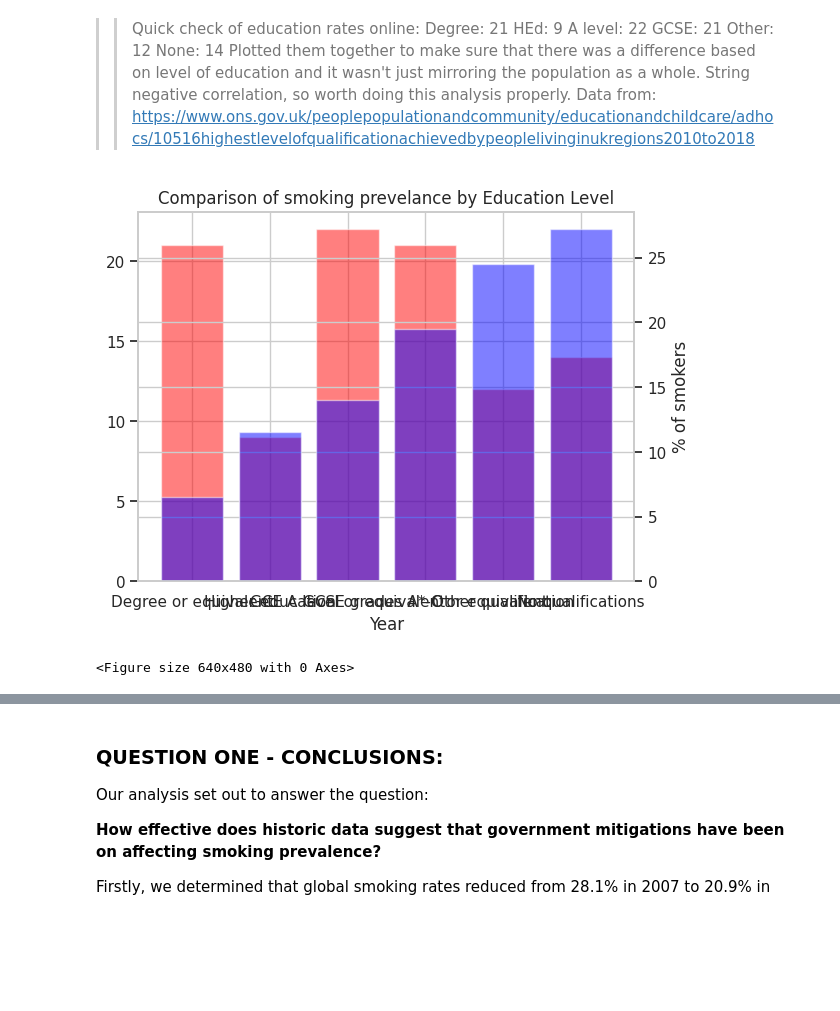
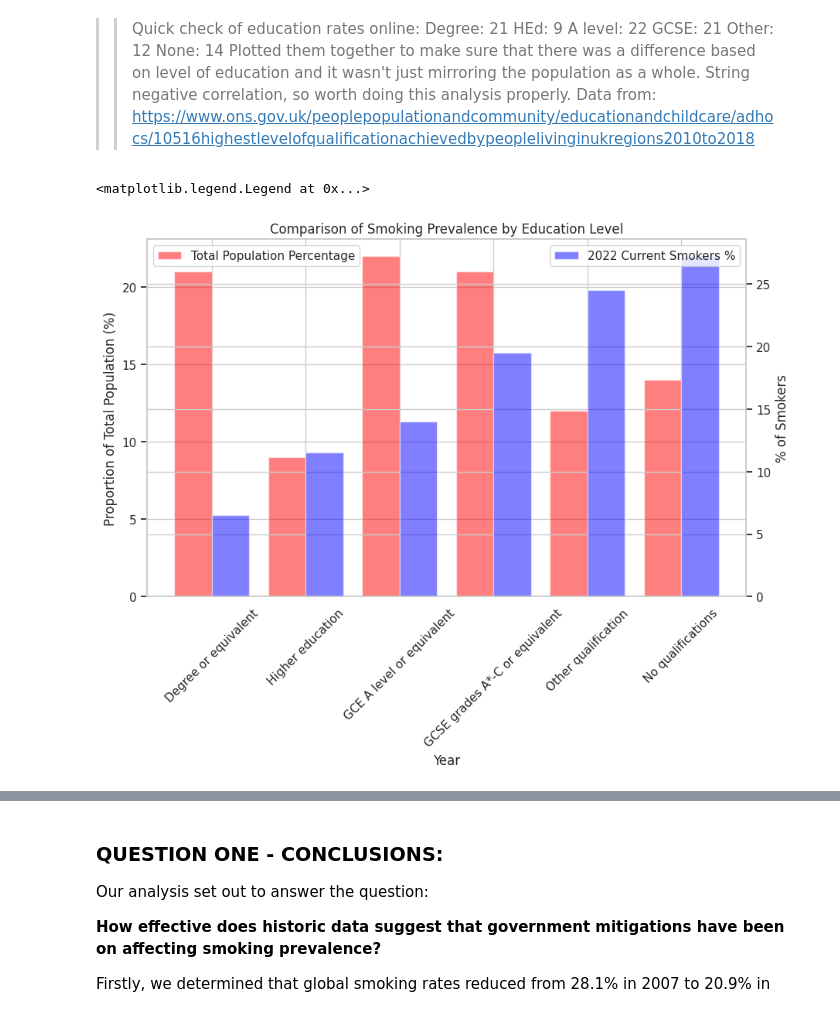
Before and after one commit to rhobaker/Data_Project, a Jupyter notebook: Main_Jupyter_workbook_Rhona.ipynb, the cells around one changed output, grey strips where cells are left out. Cells and saved outputs as stored; diff of their text form; code cells hidden in the pictures; blank space fills up the shorter version.

```diff
--- a/Main_Jupyter_workbook_Rhona.ipynb
+++ b/Main_Jupyter_workbook_Rhona.ipynb
@@ -915,25 +915,44 @@ None: 14
 https://www.ons.gov.uk/peoplepopulationandcommunity/educationandchildcare/adhocs/10516highestlevelofqualificationachievedbypeoplelivinginukregions2010to2018
 # %%
 #Create a visualisation to compare the proportion of cigarette smokers vs the expenditure on tobacco
+# Set the theme
 sns.set_theme(style="whitegrid")
-fig, ax10 = plt.subplots()
-plt.title("Comparison of smoking prevelance by Education Level")
+
+# Create a figure and axis
+fig, ax10 = plt.subplots(figsize=(10, 6))
+
+# Title
+plt.title("Comparison of Smoking Prevalence by Education Level")
+
+# X-axis label
 ax10.set_xlabel("Year")
-# Plot smoking rate
-plt.bar(merged_qual_data.index.tolist(), merged_qual_data['Total Population Percentage'], color = "red", alpha = 0.5)
 
-ax10.set_ylabel = "Proportion of total population (%)"
+# Plot the proportion of the total population
+bar_width = 0.4
+index = merged_qual_data.index.tolist()
+
+# Primary y-axis: Proportion of the total population
+ax10.bar(index, merged_qual_data['Total Population Percentage'], bar_width, color="red", alpha=0.5, label="Total Population Percentage")
+ax10.set_ylabel("Proportion of Total Population (%)")
 ax10.tick_params(axis='y')
 
-# Adding Twin Axes to plot smoking rates
+# Secondary y-axis: Smoking rates
 ax11 = ax10.twinx()
-ax11.set_ylabel("% of smokers")
-plt.bar(merged_qual_data.index.tolist(), merged_qual_data['2022_Current_smokers_%'], color = "blue", alpha = 0.5)
+ax11.bar([i + bar_width for i in range(len(index))], merged_qual_data['2022_Current_smokers_%'], bar_width, color="blue", alpha=0.5, label="2022 Current Smokers %")
+ax11.set_ylabel("% of Smokers")
 ax11.tick_params(axis='y')
+
+# Adjusting the x-ticks to be in the center
+ax10.set_xticks([i + bar_width / 2 for i in range(len(index))])
+ax10.set_xticklabels(index, rotation=45)
+
+# Adding legends
+ax10.legend(loc='upper left')
+ax11.legend(loc='upper right')
 
 # Show plot
 plt.show()
 plt.clf()
 # %% [output]
+<matplotlib.legend.Legend at 0x...>
-[figure, old version]
+[figure, new version]
-<Figure size 640x480 with 0 Axes>
```
Also changed, not shown: parts of 12 cells of this notebook.
